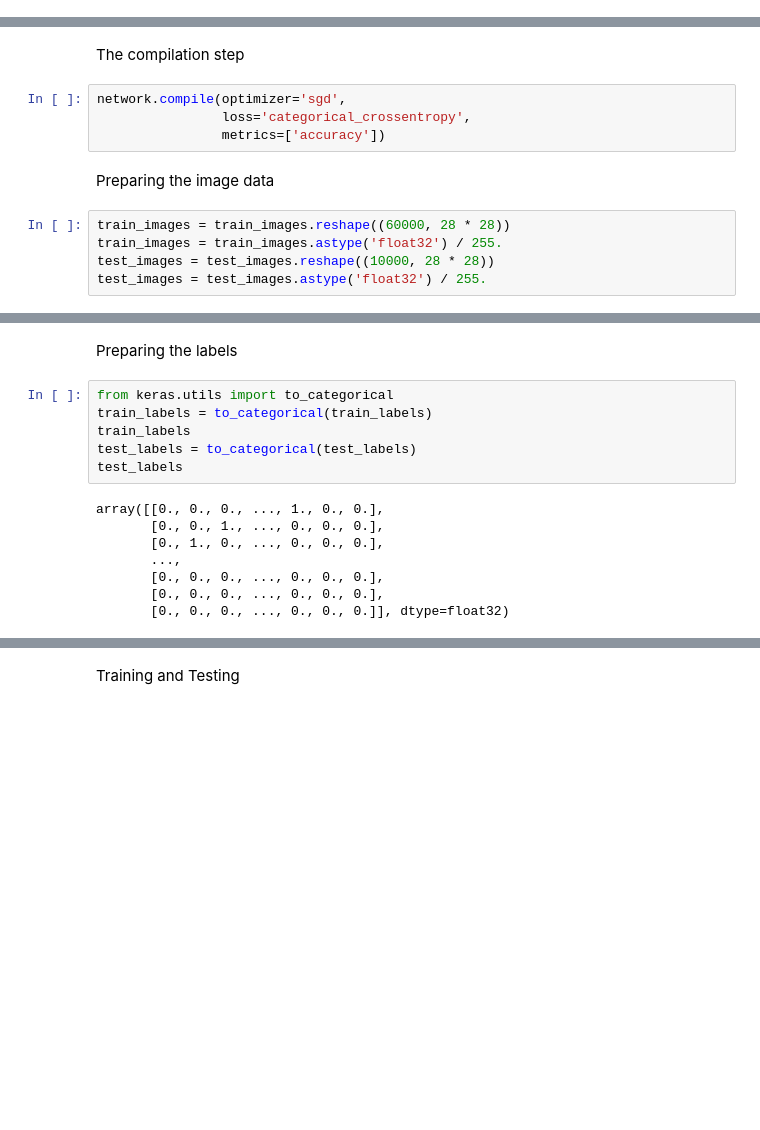
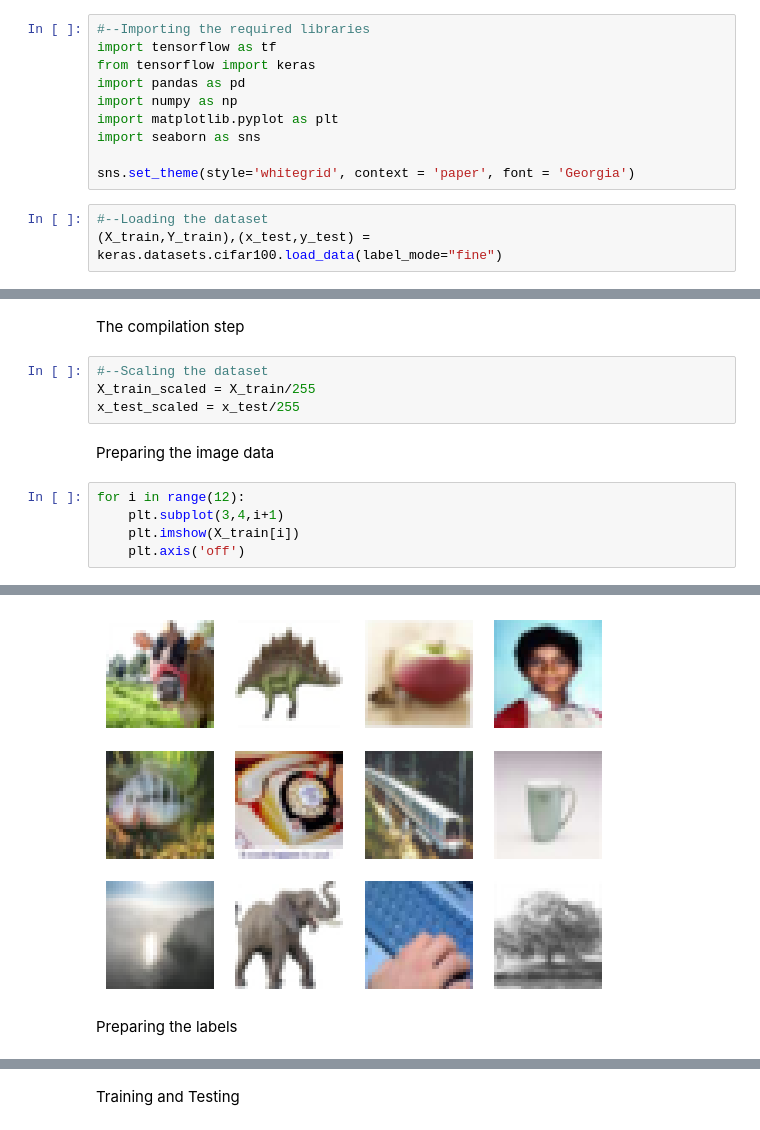
Before and after one commit to 17prince/ML-24, a Jupyter notebook: ANN_CIFAR_100.ipynb, the cells around one changed output, grey strips where cells are left out. Cells and saved outputs as stored; diff of their text form; blank space fills up the shorter version.

```diff
--- a/ANN_CIFAR_100.ipynb
+++ b/ANN_CIFAR_100.ipynb
@@ -16,0 +5,13 @@ array([7, 2, 1, ..., 4, 5, 6], dtype=uint8)
+# %%
+#--Importing the required libraries
+import tensorflow as tf
+from tensorflow import keras
+import pandas as pd
+import numpy as np
+import matplotlib.pyplot as plt
+import seaborn as sns
+
+sns.set_theme(style='whitegrid', context = 'paper', font = 'Georgia')
+# %%
+#--Loading the dataset
+(X_train,Y_train),(x_test,y_test) = keras.datasets.cifar100.load_data(label_mode="fine")
@@ -46,13 +30,14 @@ _________________________________________________________________
 # %% [markdown]
 The compilation step
-# %%
-network.compile(optimizer='sgd',
-                loss='categorical_crossentropy',
-                metrics=['accuracy'])
+# %%
+#--Scaling the dataset
+X_train_scaled = X_train/255
+x_test_scaled = x_test/255
 # %% [markdown]
 Preparing the image data
-# %%
-train_images = train_images.reshape((60000, 28 * 28))
-train_images = train_images.astype('float32') / 255.
-test_images = test_images.reshape((10000, 28 * 28))
-test_images = test_images.astype('float32') / 255.
+# %%
+for i in range(12):
+    plt.subplot(3,4,i+1)
+    plt.imshow(X_train[i])
+    plt.axis('off')
+# %% [output]
@@ -59,16 +50,3 @@ test_images = test_images.astype('float32') / 255.
+[figure, added]
 # %% [markdown]
 Preparing the labels
-# %%
-from keras.utils import to_categorical
-train_labels = to_categorical(train_labels)
-train_labels
-test_labels = to_categorical(test_labels)
-test_labels
-# %% [output]
-array([[0., 0., 0., ..., 1., 0., 0.],
-       [0., 0., 1., ..., 0., 0., 0.],
-       [0., 1., 0., ..., 0., 0., 0.],
-       ...,
-       [0., 0., 0., ..., 0., 0., 0.],
-       [0., 0., 0., ..., 0., 0., 0.],
-       [0., 0., 0., ..., 0., 0., 0.]], dtype=float32)
```
Also changed, not shown: parts of 11 cells of this notebook.
